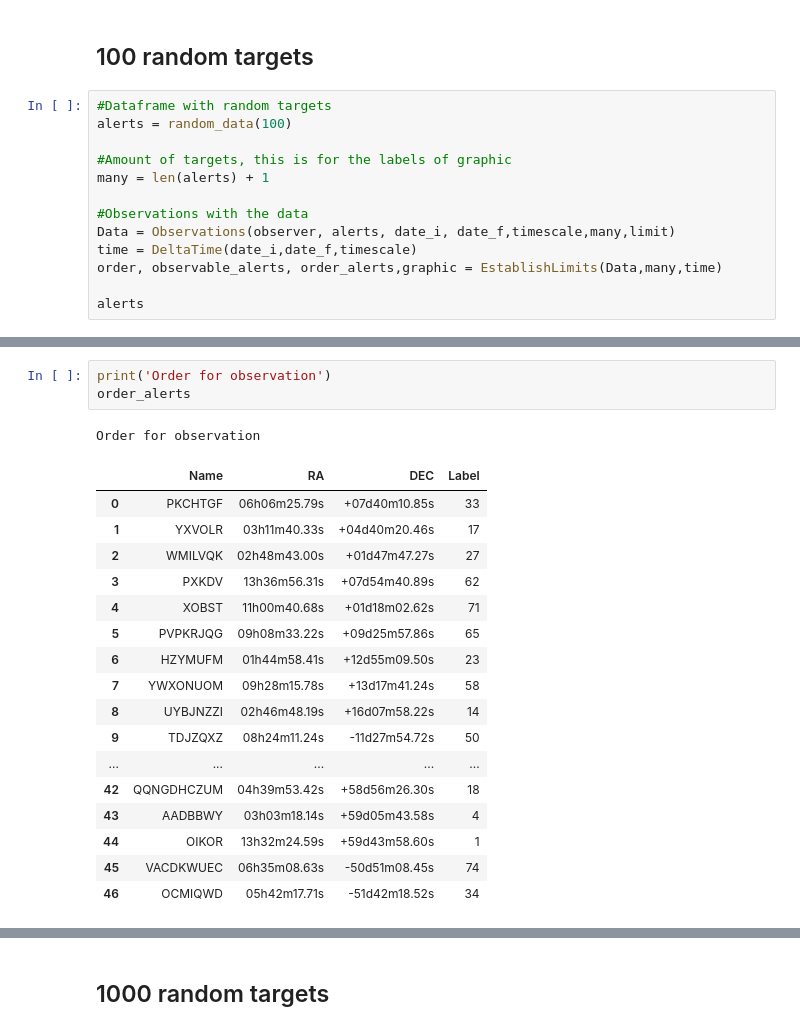
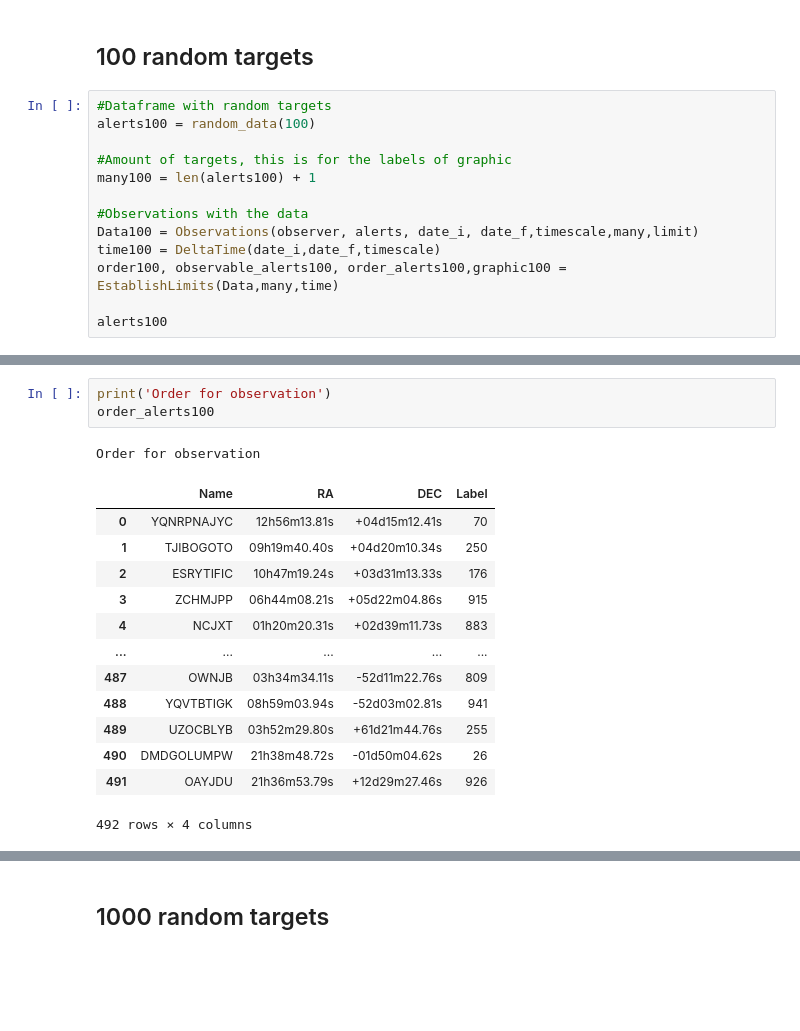
Before and after one commit to ccuellarn/Transient-Operation, a Jupyter notebook: Sketch.ipynb, the cells around one changed output, grey strips where cells are left out. Cells and saved outputs as stored; diff of their text form; blank space fills up the shorter version.

```diff
--- a/Sketch.ipynb
+++ b/Sketch.ipynb
@@ -305,15 +309,15 @@ Order for observation
 ## 100 random targets
 # %%
 #Dataframe with random targets
-alerts = random_data(100)
+alerts100 = random_data(100)
 
 #Amount of targets, this is for the labels of graphic
-many = len(alerts) + 1
+many100 = len(alerts100) + 1
 
 #Observations with the data
-Data = Observations(observer, alerts, date_i, date_f,timescale,many,limit)
-time = DeltaTime(date_i,date_f,timescale)
-order, observable_alerts, order_alerts,graphic = EstablishLimits(Data,many,time)
+Data100 = Observations(observer, alerts, date_i, date_f,timescale,many,limit)
+time100 = DeltaTime(date_i,date_f,timescale)
+order100, observable_alerts100, order_alerts100,graphic100 = EstablishLimits(Data,many,time)
 
-alerts
+alerts100
 # %% [output]
@@ -351,22 +355,18 @@ Which are observables
 # %%
 print('Order for observation')
-order_alerts
+order_alerts100
 # %% [output]
 Order for observation
 |  | Name | RA | DEC | Label |
-| 0 | PKCHTGF | 06h06m25.79s | +07d40m10.85s | 33 |
-| 1 | YXVOLR | 03h11m40.33s | +04d40m20.46s | 17 |
-| 2 | WMILVQK | 02h48m43.00s | +01d47m47.27s | 27 |
-| 3 | PXKDV | 13h36m56.31s | +07d54m40.89s | 62 |
-| 4 | XOBST | 11h00m40.68s | +01d18m02.62s | 71 |
-| 5 | PVPKRJQG | 09h08m33.22s | +09d25m57.86s | 65 |
-| 6 | HZYMUFM | 01h44m58.41s | +12d55m09.50s | 23 |
-| 7 | YWXONUOM | 09h28m15.78s | +13d17m41.24s | 58 |
-| 8 | UYBJNZZI | 02h46m48.19s | +16d07m58.22s | 14 |
-| 9 | TDJZQXZ | 08h24m11.24s | -11d27m54.72s | 50 |
+| 0 | YQNRPNAJYC | 12h56m13.81s | +04d15m12.41s | 70 |
+| 1 | TJIBOGOTO | 09h19m40.40s | +04d20m10.34s | 250 |
+| 2 | ESRYTIFIC | 10h47m19.24s | +03d31m13.33s | 176 |
+| 3 | ZCHMJPP | 06h44m08.21s | +05d22m04.86s | 915 |
+| 4 | NCJXT | 01h20m20.31s | +02d39m11.73s | 883 |
 | ... | ... | ... | ... | ... |
-| 42 | QQNGDHCZUM | 04h39m53.42s | +58d56m26.30s | 18 |
-| 43 | AADBBWY | 03h03m18.14s | +59d05m43.58s | 4 |
-| 44 | OIKOR | 13h32m24.59s | +59d43m58.60s | 1 |
-| 45 | VACDKWUEC | 06h35m08.63s | -50d51m08.45s | 74 |
-| 46 | OCMIQWD | 05h42m17.71s | -51d42m18.52s | 34 |
+| 487 | OWNJB | 03h34m34.11s | -52d11m22.76s | 809 |
+| 488 | YQVTBTIGK | 08h59m03.94s | -52d03m02.81s | 941 |
+| 489 | UZOCBLYB | 03h52m29.80s | +61d21m44.76s | 255 |
+| 490 | DMDGOLUMPW | 21h38m48.72s | -01d50m04.62s | 26 |
+| 491 | OAYJDU | 21h36m53.79s | +12d29m27.46s | 926 |
+492 rows × 4 columns
```
Also changed, not shown: parts of 10 cells of this notebook.
